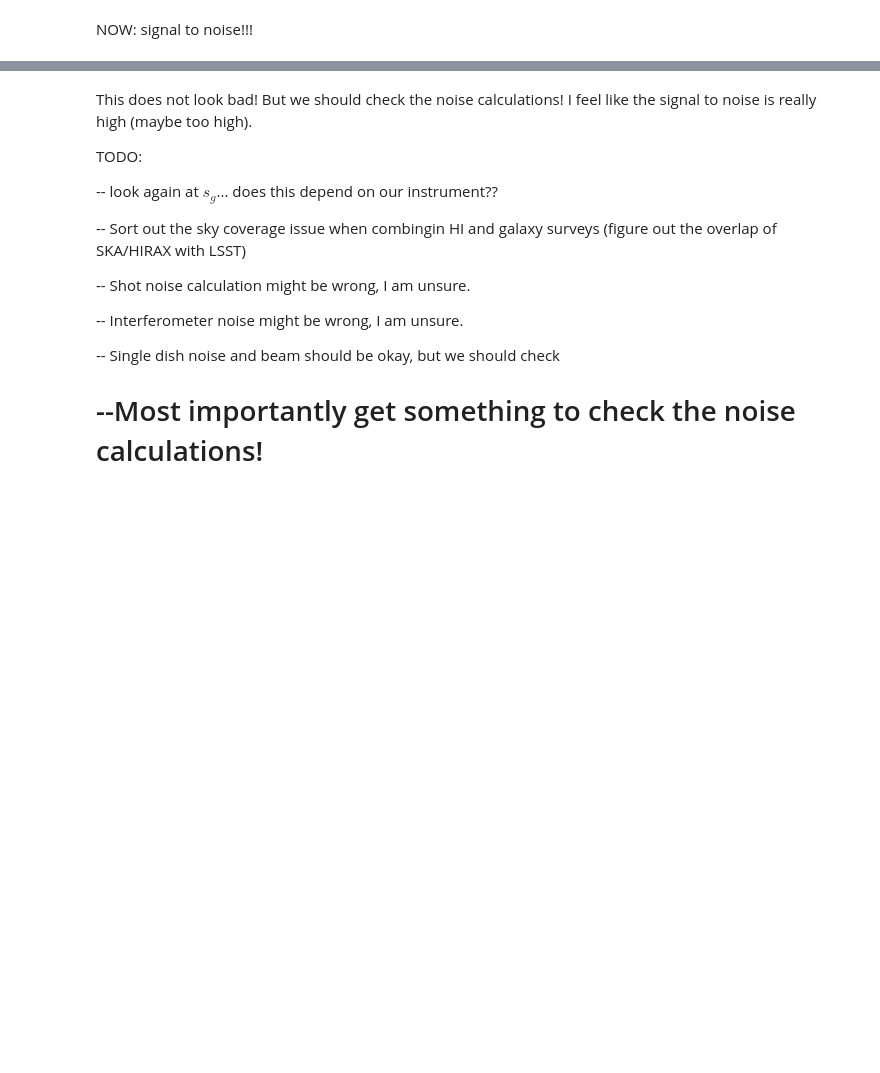
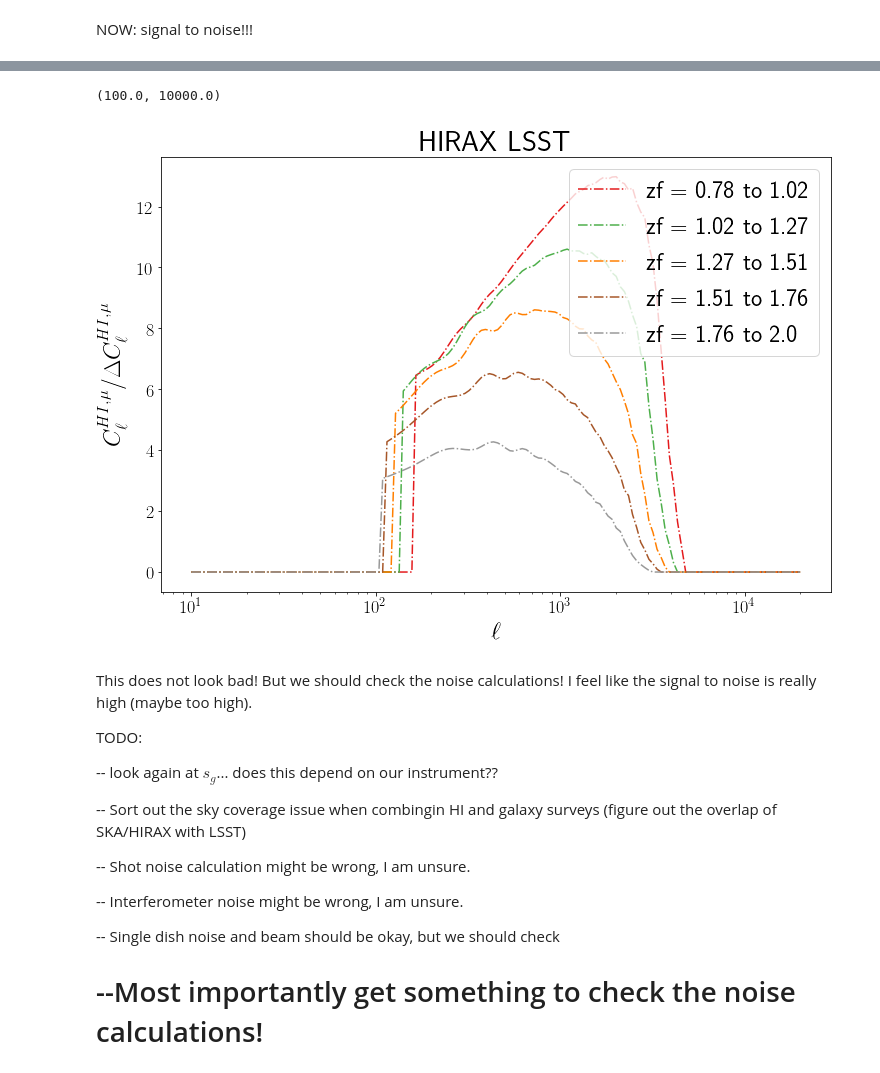
Before and after one commit to amadeuswi/MagBias, a Jupyter notebook: S2N.ipynb, the cells around one changed output, grey strips where cells are left out. Cells and saved outputs as stored; diff of their text form; code cells hidden in the pictures; blank space fills up the shorter version.

```diff
--- a/S2N.ipynb
+++ b/S2N.ipynb
@@ -295,3 +376,34 @@ P.savefig(plotdir + "S2N.pdf")
+# %%
+#plotting HIRAX for different binnings:
+
+fig = P.figure(figsize = (12,8)); ax1 = fig.add_subplot(111);
+
+# ax1.semilogx(ltab, S2N_CV, label = "CV", color = "orange")
+
+color_array = np.linspace(0,1, NBIN)
+
+for i in range(NBIN):
+    ci = color_array[i]
+    zfmax_now = np.around(zffli[i] + dzHIRAX,2)
+    zfmin_now = np.around(zffli[i] - dzHIRAX,2)
+    ax1.semilogx(ltab, S2Nlist_full[i],
+                 label = "zf = {} to {}".format(zfmin_now, zfmax_now),
+                 color=P.cm.Set1(ci), ls = "-.")
+#                  color=P.cm.RdYlBu(ci), ls = "-.")
+#     ax1.semilogx(ltab, S2Nlist_512[i],
+#                  color = P.cm.RdYlBu(ci), ls = ":")
+
+ax1.set_ylabel("$C_\ell^{HI,\mu} / \Delta C_\ell^{HI,\mu} $")
+ax1.set_xlabel("$\ell$")
+ax1.legend(loc = "upper right")
+ax1.set_title("HIRAX LSST")
+# ax1.set_ylim((0,10))
+ax.set_xlim((1e2, 1e4))
+
+# P.savefig(plotdir + "S2N_HIRAX.pdf")
+# %% [output]
+(100.0, 10000.0)
+[figure, added]
 # %%
 # fig = P.figure(figsize = (12,8)); ax1 = fig.add_subplot(111);
 
```
Also changed, not shown: parts of 13 cells of this notebook, 2 other files.
